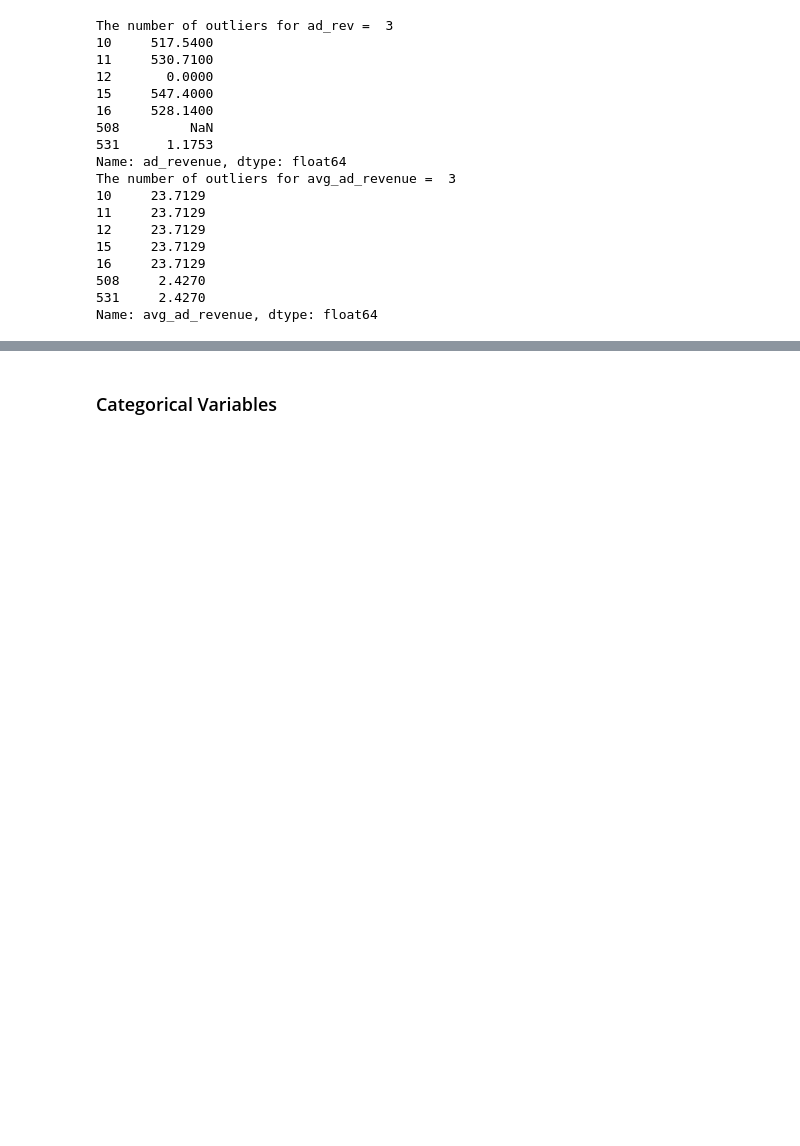
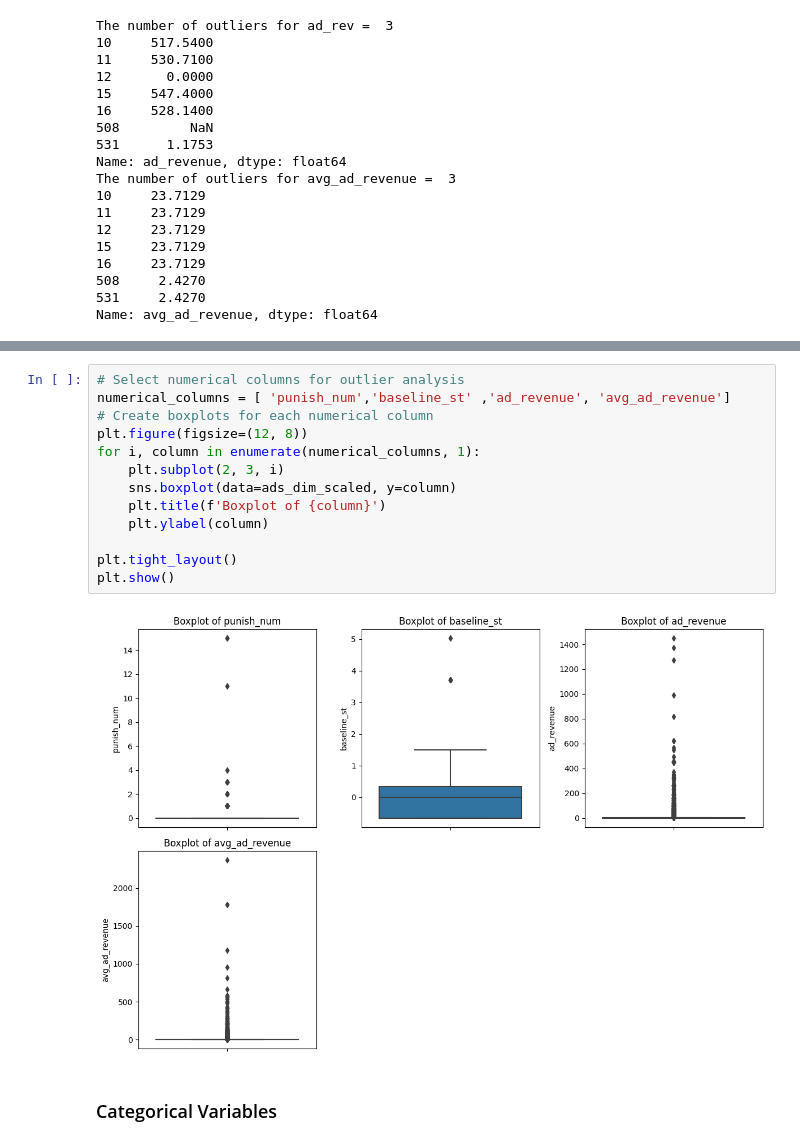
Before and after one commit to Lu-Yi-Fan/Tiktok-hackerthon, a Jupyter notebook: main.ipynb, the cells around one changed output, grey strips where cells are left out. Saved outputs shown, nothing was run; the diff lists cells and outputs as text; blank space fills up the shorter version.

```diff
--- a/main.ipynb
+++ b/main.ipynb
@@ -292,3 +328,18 @@ Name: avg_ad_revenue, dtype: float64
+# %%
+# Select numerical columns for outlier analysis
+numerical_columns = [ 'punish_num','baseline_st' ,'ad_revenue', 'avg_ad_revenue']
+# Create boxplots for each numerical column
+plt.figure(figsize=(12, 8))
+for i, column in enumerate(numerical_columns, 1):
+    plt.subplot(2, 3, i)
+    sns.boxplot(data=ads_dim_scaled, y=column)
+    plt.title(f'Boxplot of {column}')
+    plt.ylabel(column)
+
+plt.tight_layout()
+plt.show()
+# %% [output]
+[figure, added]
 # %% [markdown]
 ### Categorical Variables
 # %%
```
Also changed, not shown: parts of 29 cells of this notebook, 2 other files.
